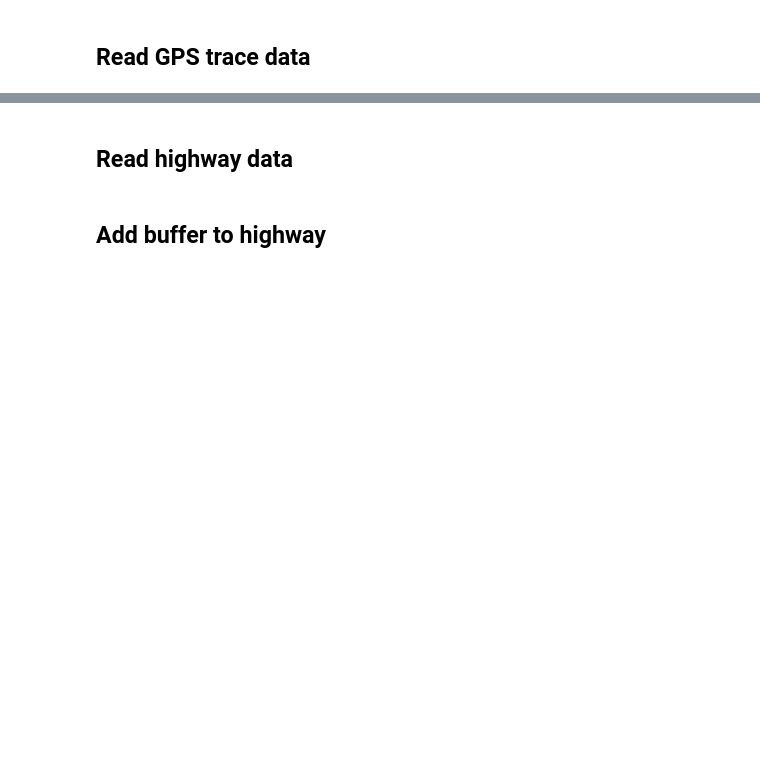
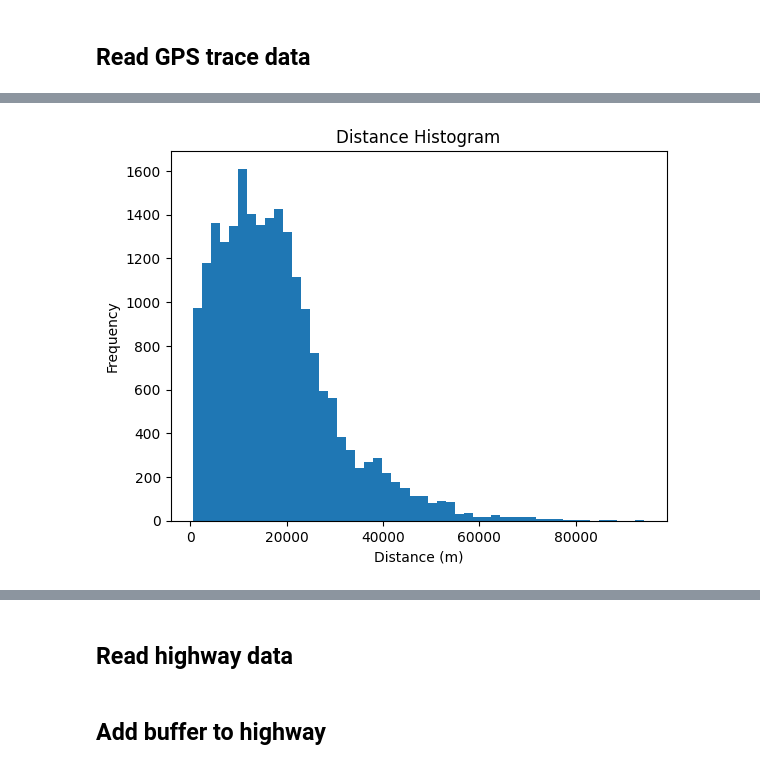
Before and after one commit to pfoytik/Highway-Routing-Data-Processing, a Jupyter notebook: Data_Extraction.ipynb, the cells around one changed output, grey strips where cells are left out. Drawn from its saved outputs; the diff is of its cells as text; code cells hidden in the pictures; blank space fills up the shorter version.

```diff
--- a/Data_Extraction.ipynb
+++ b/Data_Extraction.ipynb
@@ -9,4 +9,4 @@ pd.set_option('mode.chained_assignment', None)
 # %% [markdown]
 ## Read GPS trace data
 # %%
-data = pd.read_csv('demo.csv')
+data = pd.read_csv('PRJ-3226/Highway_Vehicle_Routing_Data_R1.csv')
@@ -12,0 +27,32 @@ data = pd.read_csv('demo.csv')
+# %%
+### Create a new column with the travel time in seconds subtracting Exit_TIMESTAMP - Entrance_TIMESTAMP
+data['Travel_Time'] = pd.to_datetime(data['Exit_TIMESTAMP']) - pd.to_datetime(data['Entrance_TIMESTAMP'])
+
+### travle time is in milliseconds, so we need to convert it to seconds
+data['Travel_Time'] = data['Travel_Time'].dt.total_seconds()
+# %%
+### add a column for distance that calculates the distance between to Lat Long points using Haversine formula
+def haversine(lat1, lon1, lat2, lon2):
+    R = 6371000  # radius of Earth in meters
+    phi_1 = np.radians(lat1)
+    phi_2 = np.radians(lat2)
+
+    delta_phi = np.radians(lat2 - lat1)
+    delta_lambda = np.radians(lon2 - lon1)
+
+    a = np.sin(delta_phi / 2.0) ** 2 + np.cos(phi_1) * np.cos(phi_2) * np.sin(delta_lambda / 2.0) ** 2
+    c = 2 * np.arctan2(np.sqrt(a), np.sqrt(1 - a))
+
+    meters = R * c  # output distance in meters
+    return meters
+
+data['Distance'] = data.apply(lambda x: haversine(x['Entrance_LAT'], x['Entrance_LON'], x['Exit_LAT'], x['Exit_LON']), axis=1)
+
+### plot data['Distance'] histogram
+plt.hist(data['Distance'], bins=50)
+plt.xlabel('Distance (m)')
+plt.ylabel('Frequency')
+plt.title('Distance Histogram')
+plt.show()
+# %% [output]
+[figure, added]
```
Also changed, not shown: parts of 19 cells of this notebook, 12 other files.
